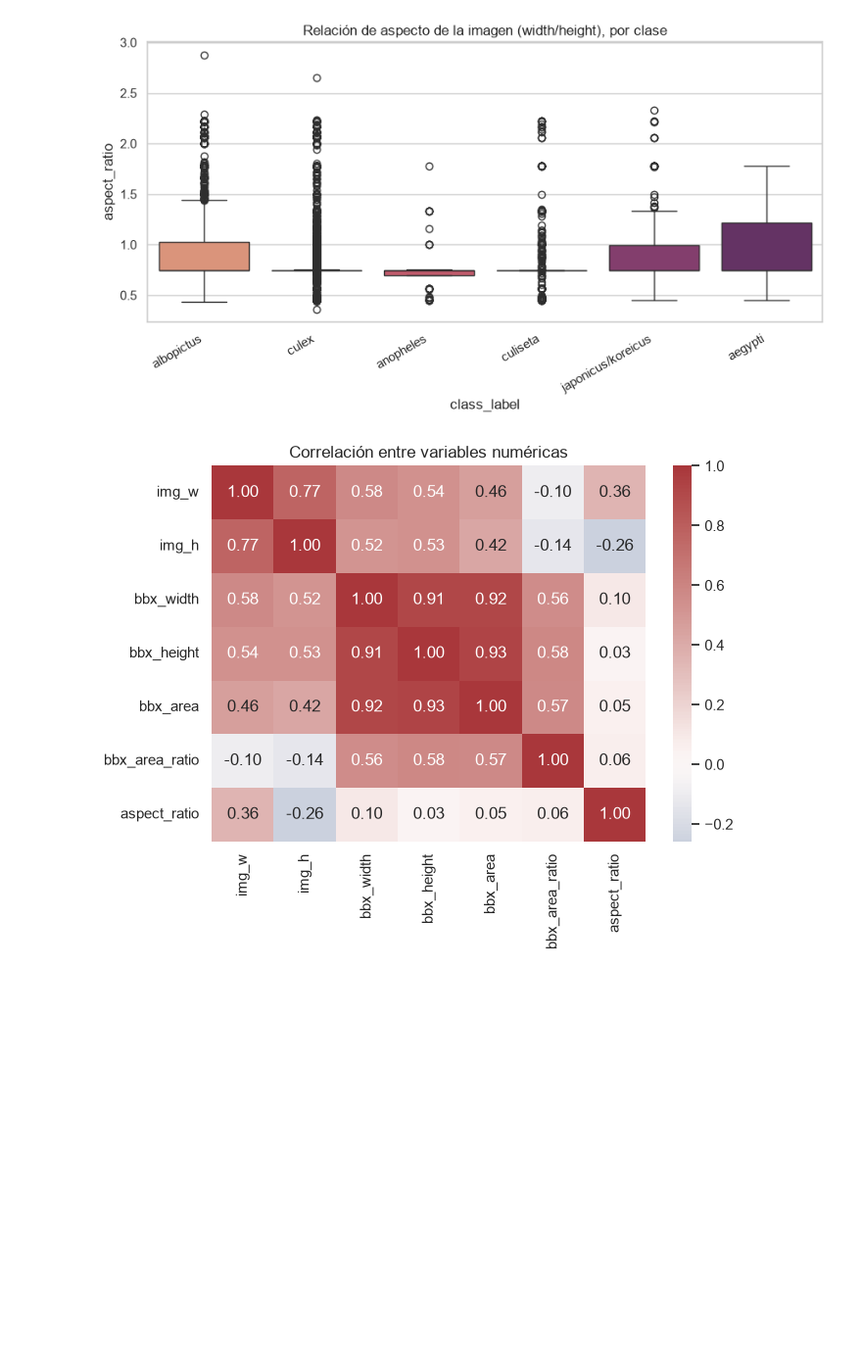
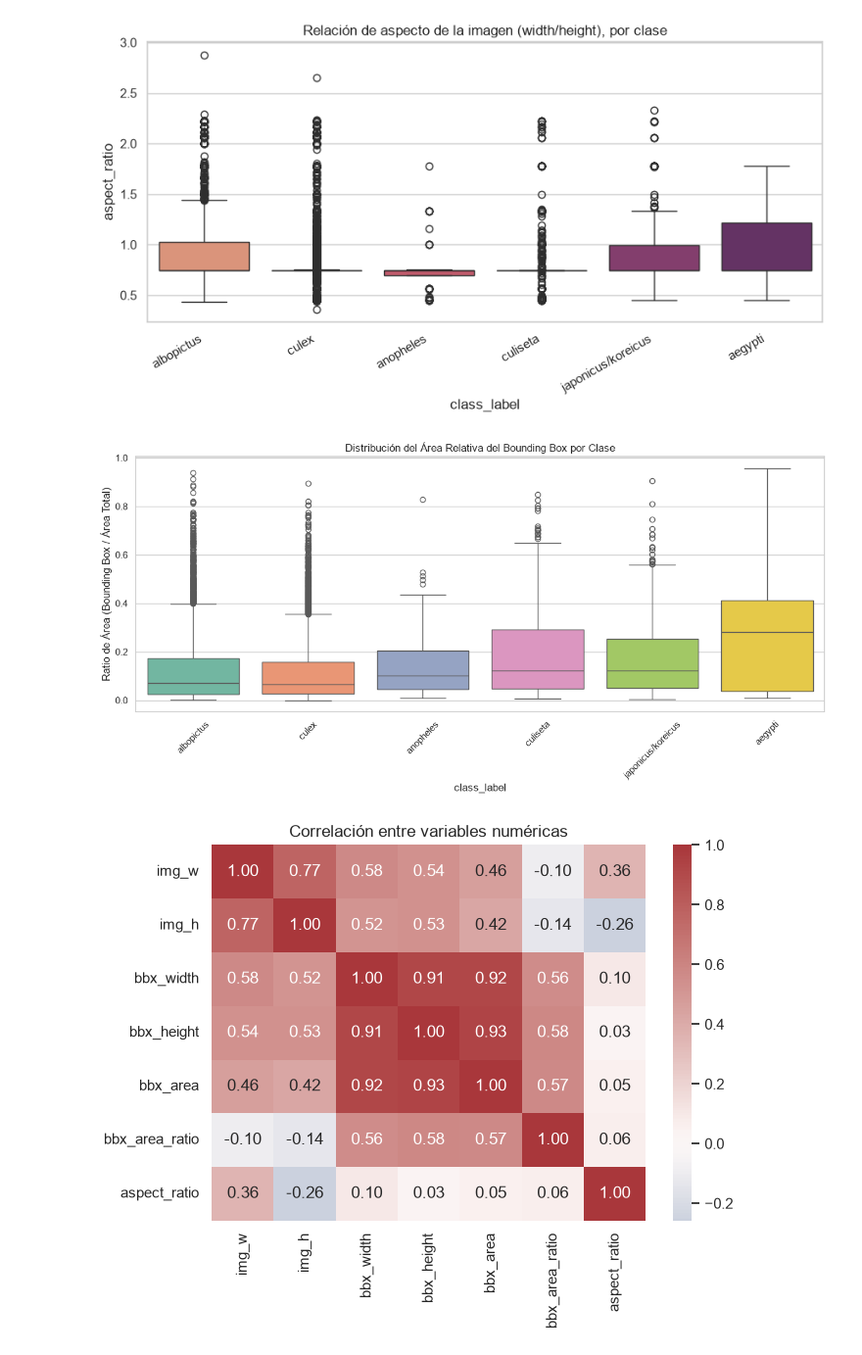
Before and after one commit to C3AC/Proyecto-2, a Jupyter notebook: notebooks/01_EDA_mosquito_species.ipynb, the cells around one changed output. Shown at 98% size. Cells and saved outputs as stored; diff of their text form; code cells hidden in the pictures; blank space fills up the shorter version.

```diff
--- a/notebooks/01_EDA_mosquito_species.ipynb
+++ b/notebooks/01_EDA_mosquito_species.ipynb
@@ -477,6 +487,17 @@ plt.tight_layout()
 plt.show()
 # %% [output]
 [figure]
+# %%
+# Boxplot para visualizar la distribución del tamaño relativo del mosquito por clase
+plt.figure(figsize=(12, 6))
+sns.boxplot(data=train_df, x="class_label", y="bbx_area_ratio", palette="Set2", hue="class_label")
+plt.title("Distribución del Área Relativa del Bounding Box por Clase")
+plt.ylabel("Ratio de Área (Bounding Box / Área Total)")
+plt.xticks(rotation=45)
+plt.tight_layout()
+plt.show()
+# %% [output]
+[figure, added]
 # %%
 # Matriz de correlación entre variables numéricas derivadas
 corr = train_df[numeric_cols].corr()
```
Also changed, not shown: parts of 8 cells of this notebook, 1 other file.
